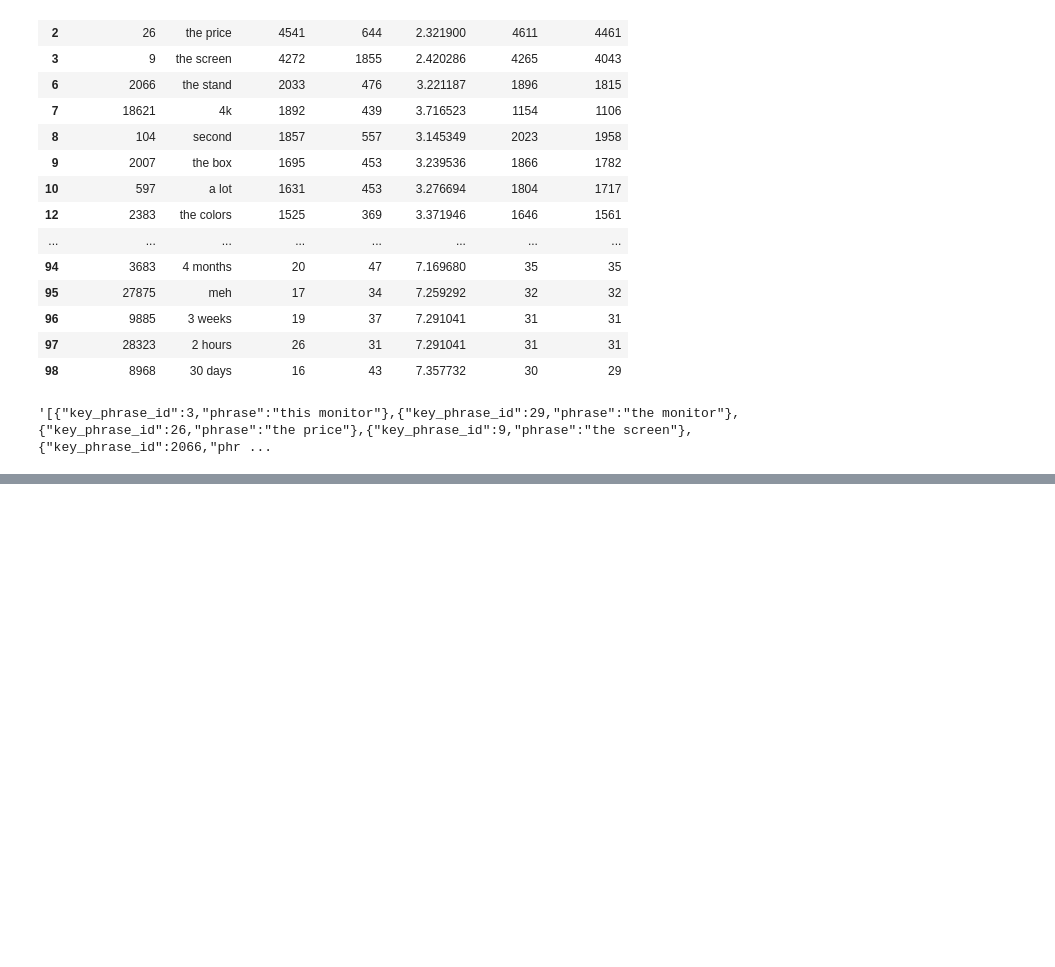
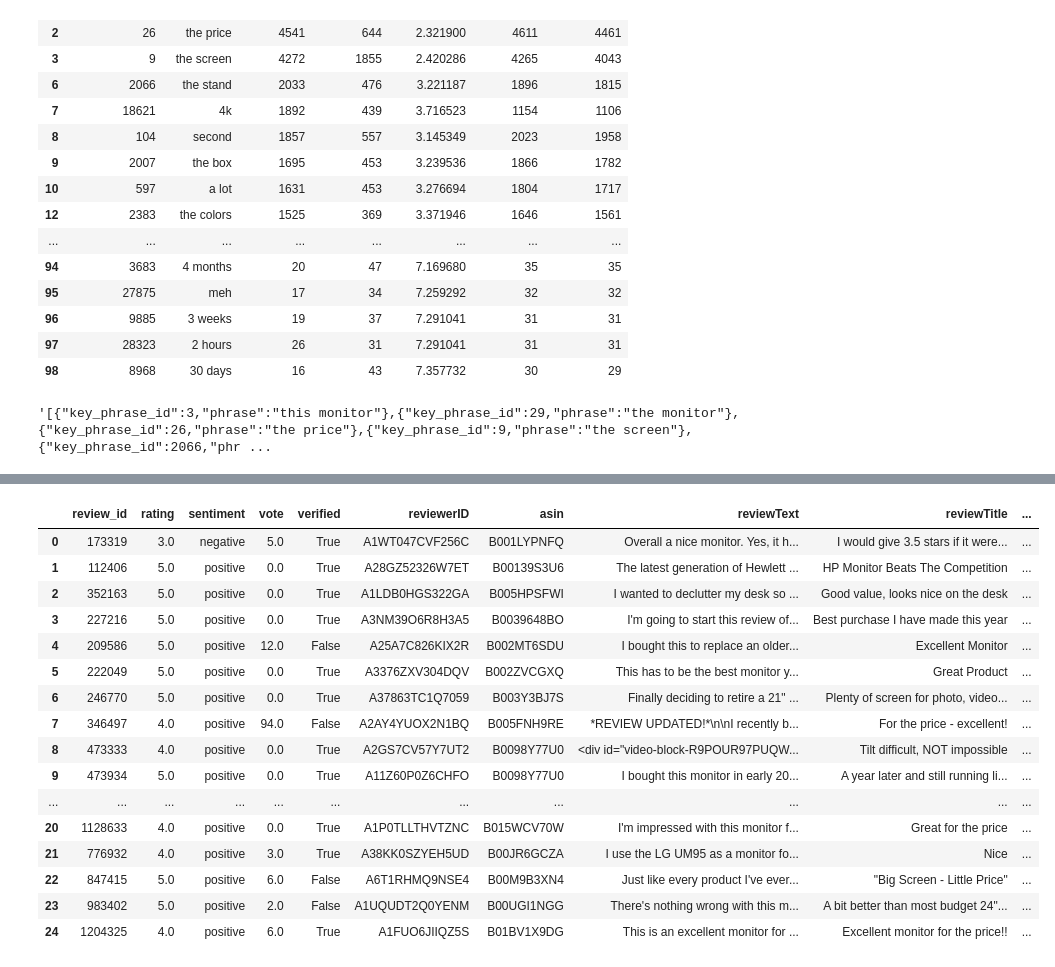
Before and after one commit to avelllabs/Gabby, a Jupyter notebook: notebooks/13_gb_gabby_api_development.ipynb, the cells around one changed output, grey strips where cells are left out. Cells and saved outputs as stored; diff of their text form; code cells hidden in the pictures; blank space fills up the shorter version.

Commit message:
api endpoint for getting reviews done

```diff
--- a/notebooks/13_gb_gabby_api_development.ipynb
+++ b/notebooks/13_gb_gabby_api_development.ipynb
@@ -195,0 +250,8 @@ attributes_filtered[['key_phrase_id', 'phrase']].to_json(orient='records')
+# %%
+review_ids_for_query = review_ids_for_query.merge(query_phrases, on='key_phrase_id', how='left')
+# %%
+review_ids_for_query = review_ids_for_query.groupby('review_id')['phrase'].apply(list).reset_index()
+review_ids_for_query['n_matches'] = review_ids_for_query['phrase'].apply(len)
+# %%
+top_matched_reviews = review_ids_for_query.sort_values('n_matches', ascending=False).head(25)
+top_matched_reviews
@@ -195,0 +276,30 @@ attributes_filtered[['key_phrase_id', 'phrase']].to_json(orient='records')
+# %%
+fetch_matched_reviews_query = \
+    f'''SELECT *
+        FROM baseline_reviews
+        WHERE review_id IN (
+            {','.join(top_matched_reviews['review_id'].astype(str).tolist())}
+        )
+
+    '''
+matched_reviews = pd.read_sql(fetch_matched_reviews_query, conn)
+# %%
+matched_reviews
+# %% [output]
+|  | review_id | rating | sentiment | vote | verified | reviewerID | asin | reviewText | reviewTitle | ... |
+| 0 | 173319 | 3.0 | negative | 5.0 | True | A1WT047CVF256C | B001LYPNFQ | Overall a nice monitor. Yes, it h... | I would give 3.5 stars if it were... | ... |
+| 1 | 112406 | 5.0 | positive | 0.0 | True | A28GZ52326W7ET | B00139S3U6 | The latest generation of Hewlett ... | HP Monitor Beats The Competition | ... |
+| 2 | 352163 | 5.0 | positive | 0.0 | True | A1LDB0HGS322GA | B005HPSFWI | I wanted to declutter my desk so ... | Good value, looks nice on the desk | ... |
+| 3 | 227216 | 5.0 | positive | 0.0 | True | A3NM39O6R8H3A5 | B0039648BO | I'm going to start this review of... | Best purchase I have made this year | ... |
+| 4 | 209586 | 5.0 | positive | 12.0 | False | A25A7C826KIX2R | B002MT6SDU | I bought this to replace an older... | Excellent Monitor | ... |
+| 5 | 222049 | 5.0 | positive | 0.0 | True | A3376ZXV304DQV | B002ZVCGXQ | This has to be the best monitor y... | Great Product | ... |
+| 6 | 246770 | 5.0 | positive | 0.0 | True | A37863TC1Q7059 | B003Y3BJ7S | Finally deciding to retire a 21" ... | Plenty of screen for photo, video... | ... |
+| 7 | 346497 | 4.0 | positive | 94.0 | False | A2AY4YUOX2N1BQ | B005FNH9RE | *REVIEW UPDATED!*\n\nI recently b... | For the price - excellent! | ... |
+| 8 | 473333 | 4.0 | positive | 0.0 | True | A2GS7CV57Y7UT2 | B0098Y77U0 | <div id="video-block-R9POUR97PUQW... | Tilt difficult, NOT impossible | ... |
+| 9 | 473934 | 5.0 | positive | 0.0 | True | A11Z60P0Z6CHFO | B0098Y77U0 | I bought this monitor in early 20... | A year later and still running li... | ... |
+| ... | ... | ... | ... | ... | ... | ... | ... | ... | ... | ... |
+| 20 | 1128633 | 4.0 | positive | 0.0 | True | A1P0TLLTHVTZNC | B015WCV70W | I'm impressed with this monitor f... | Great for the price | ... |
+| 21 | 776932 | 4.0 | positive | 3.0 | True | A38KK0SZYEH5UD | B00JR6GCZA | I use the LG UM95 as a monitor fo... | Nice | ... |
+| 22 | 847415 | 5.0 | positive | 6.0 | False | A6T1RHMQ9NSE4 | B00M9B3XN4 | Just like every product I've ever... | "Big Screen - Little Price" | ... |
+| 23 | 983402 | 5.0 | positive | 2.0 | False | A1UQUDT2Q0YENM | B00UGI1NGG | There's nothing wrong with this m... | A bit better than most budget 24"... | ... |
+| 24 | 1204325 | 4.0 | positive | 6.0 | True | A1FUO6JIIQZ5S | B01BV1X9DG | This is an excellent monitor for ... | Excellent monitor for the price!! | ... |
```
Also changed, not shown: parts of 11 cells of this notebook, 2 other files.
